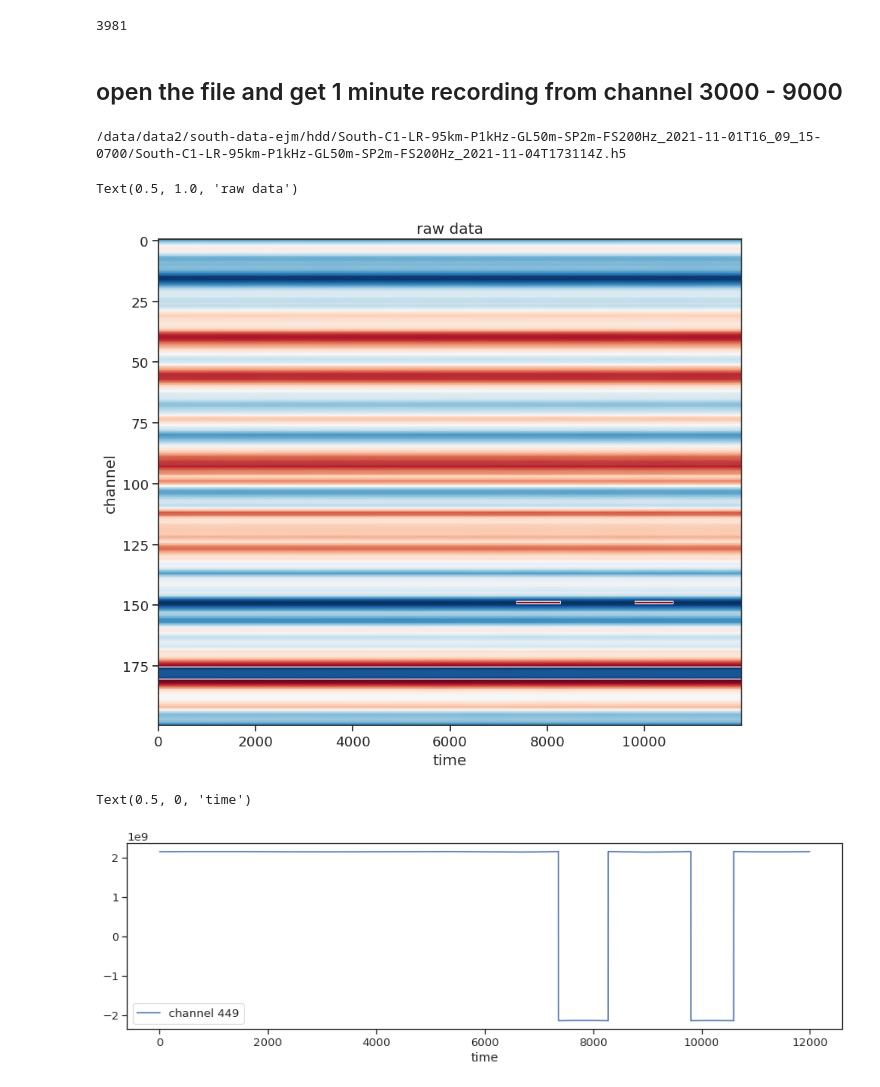
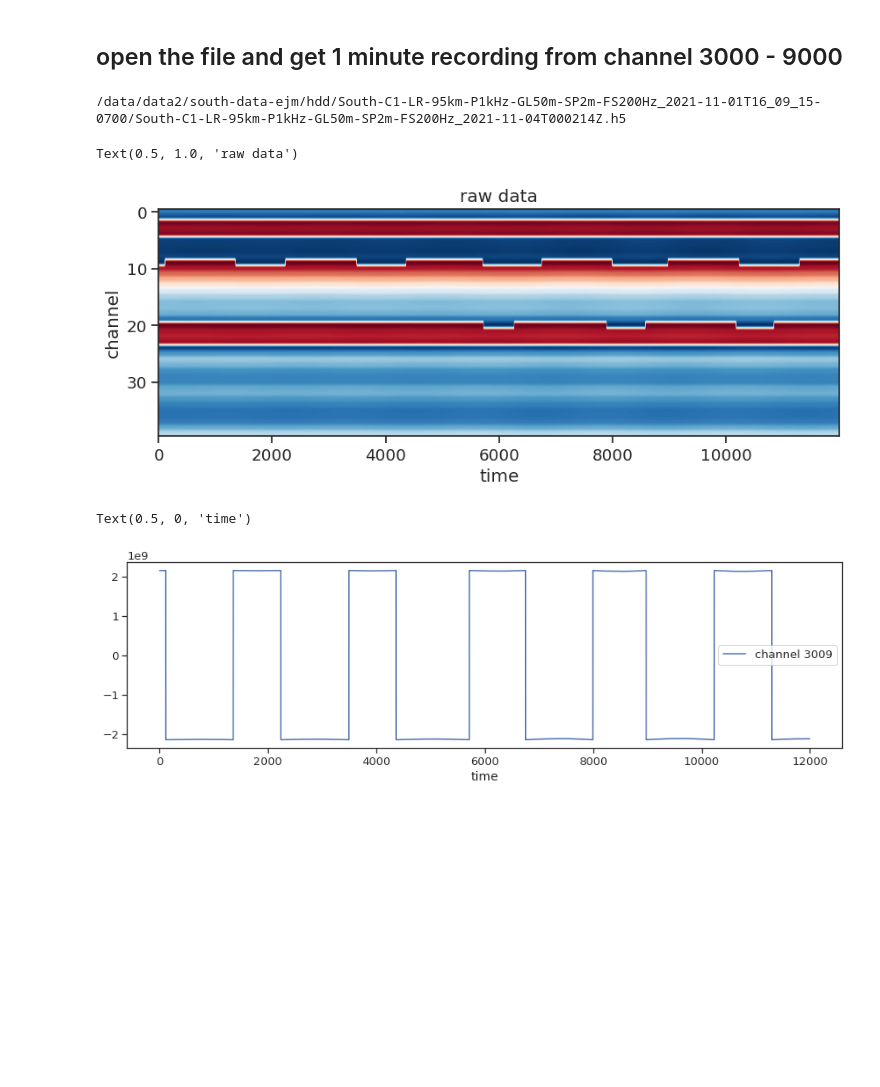
Before and after one commit to niyiyu/OOI-DAS, a Jupyter notebook: notebooks/plot_dead_channel.ipynb, the cells around one changed output. Drawn from its saved outputs; the diff is of its cells as text; code cells hidden in the pictures; blank space fills up the shorter version.

Commit message:
update notebook showing dead channel

```diff
--- a/notebooks/plot_dead_channel.ipynb
+++ b/notebooks/plot_dead_channel.ipynb
@@ -15,32 +15,30 @@ froot ="/data/data2/south-data-ejm/hdd/South-C1-LR-95km-P1kHz-GL50m-SP2m-FS200Hz
 flists = np.sort(glob.glob(froot))
 XMIN = 3000
 XMAX = 9000
-# %%
-len(flists)
-# %% [output]
-3981
 # %% [markdown]
 ## open the file and get 1 minute recording from channel 3000 - 9000
 # %%
-fp = h5py.File(flists[-1], 'r')
+fname = flists[-1050]
+fp = h5py.File(fname, 'r')
 rawData = fp['Acquisition']['Raw[0]']['RawData'][XMIN:XMAX, :].astype(float)
-print(flists[-1])
+print(fname)
+fp.close()
 # %% [output]
-/data/data2/south-data-ejm/hdd/South-C1-LR-95km-P1kHz-GL50m-SP2m-FS200Hz_2021-11-01T16_09_15-0700/South-C1-LR-95km-P1kHz-GL50m-SP2m-FS200Hz_2021-11-04T173114Z.h5
+/data/data2/south-data-ejm/hdd/South-C1-LR-95km-P1kHz-GL50m-SP2m-FS200Hz_2021-11-01T16_09_15-0700/South-C1-LR-95km-P1kHz-GL50m-SP2m-FS200Hz_2021-11-04T000214Z.h5
 # %%
 plt.figure(figsize = (10, 10), dpi = 100)
-plt.imshow(rawData[300:500, :], cmap = 'RdBu', aspect = 50)
+plt.imshow(rawData[:40, :], cmap = 'RdBu', aspect = 100)
 plt.xlabel("time")
 plt.ylabel("channel")
 plt.title("raw data")
 # %% [output]
 Text(0.5, 1.0, 'raw data')
-[figure, old version]
+[figure, new version]
 # %%
 plt.figure(figsize = (15, 4))
-plt.plot(rawData[449, :], label = f'channel 449')
+plt.plot(rawData[9, :], label = f'channel 3009')
 plt.legend()
 plt.xlabel("time")
 # %% [output]
 Text(0.5, 0, 'time')
-[figure, old version]
+[figure, new version]
```
Also changed, not shown: parts of 2 cells of this notebook.
